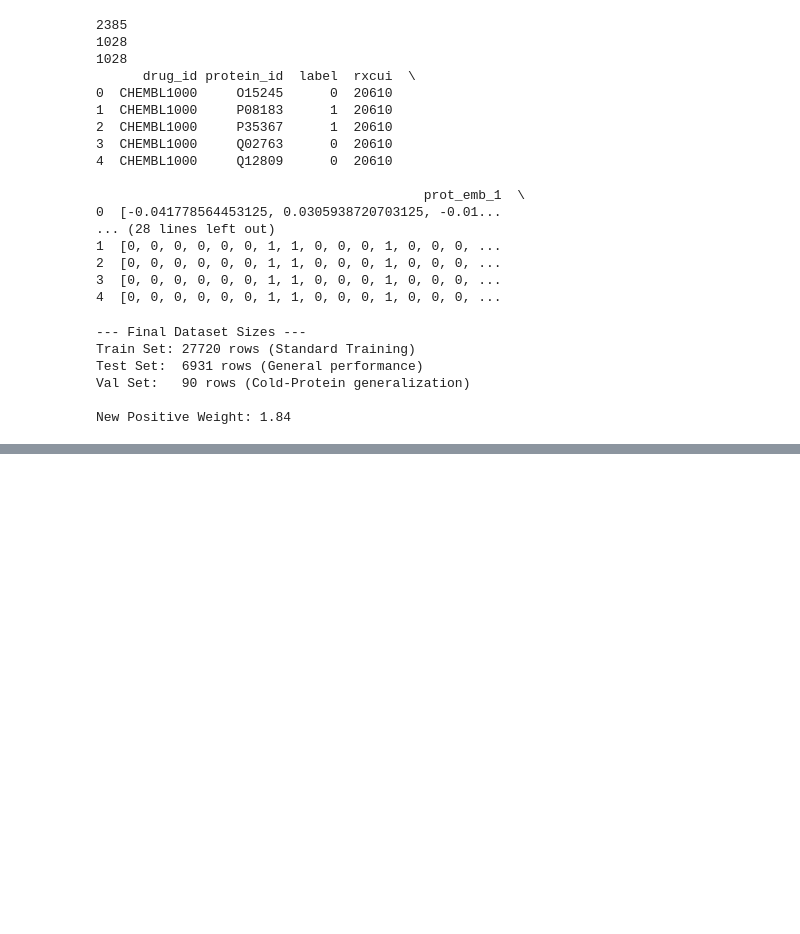
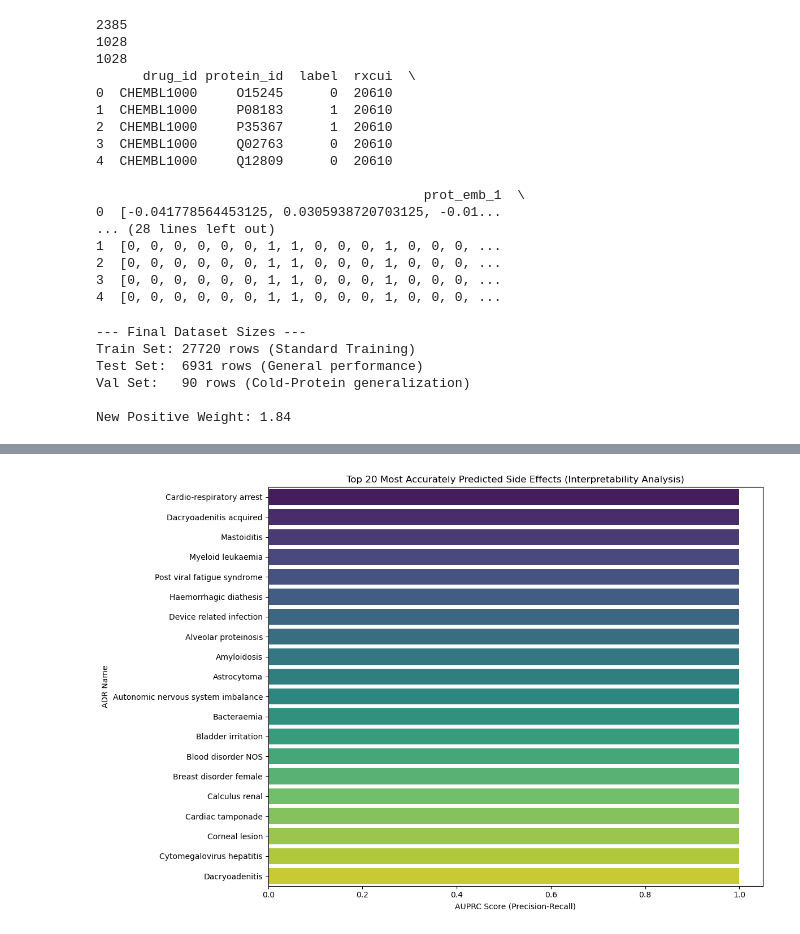
Before and after one commit to sabbir-mirza-013/Deep-Learning-Frameworks-for-Multi-Task-Prediction-of-Drug-Target-Interactions-and-Adverse-Effects, a Jupyter notebook: Model/TestModel/main.ipynb, the cells around one changed output, grey strips where cells are left out. Saved outputs shown, nothing was run; the diff lists cells and outputs as text; code cells hidden in the pictures; blank space fills up the shorter version.

```diff
--- a/Model/TestModel/main.ipynb
+++ b/Model/TestModel/main.ipynb
@@ -24,7 +24,7 @@ config = {
         "emb_col": "embedding"
     },
     "drug_emb_2":{
-        "path": "../../Data/2. Drug_embeddings/smiles_embeddings_chemberta.parquet",
+        "path": "../../Data/2. Drug_embeddings/smiles_embeddings_smiles2vec.parquet",
         "id_col": "drug_chembl_id",
         "emb_col": "embedding"
     }
@@ -376,9 +397,9 @@ class DTIVAE_Dataset(Dataset):
 
         return d1, d2, p1, p2, label, adr_vector
 # %%
-train_loader = DataLoader(DTIVAE_Dataset(train_df), batch_size=64, shuffle=True)
+train_loader = DataLoader(DTIVAE_Dataset(train_df), batch_size=128, shuffle=True)
 val_loader = DataLoader(DTIVAE_Dataset(val_cold_df), batch_size=64, shuffle=False)
-test_loader = DataLoader(DTIVAE_Dataset(test_df), batch_size=64, shuffle=False)
+test_loader = DataLoader(DTIVAE_Dataset(test_df), batch_size=128, shuffle=False)
 # %%
 import torch
 import torch.nn as nn
@@ -475,8 +521,11 @@ model = MultiTaskFusionVAE(
     drug_dims=[d1_dim, d2_dim],
     prot_dims=[p1_dim, p2_dim],
     adr_dim=num_adrs,
-    latent_dim=256  # You can still keep latent_dim as a hyperparameter
+    fused_dim=1028,
+    latent_dim=512  # You can still keep latent_dim as a hyperparameter
 ).to(device)
+
+# Initialize this before the training loop
 # %% [output]
 Using device: cuda
 --- Detected Dimensions ---
@@ -502,0 +564,49 @@ Val DTI AUROC: 0.8760 | Val DTI AUPRC: 0.7310 | Val ADR AUROC: 0.9049 | Val ADR
+# %%
+import pandas as pd
+import seaborn as sns
+import matplotlib.pyplot as plt
+from sklearn.metrics import average_precision_score
+
+def analyze_adr_performance(model, loader, adr_manager, device, top_n=20):
+    model.eval()
+    all_targets = []
+    all_probs = []
+
+    with torch.no_grad():
+        for d1, d2, p1, p2, _, adr_targets in loader:
+            _, adr_logits, _, _ = model(d1.to(device), d2.to(device), p1.to(device), p2.to(device))
+            all_targets.append(adr_targets.cpu().numpy())
+            all_probs.append(torch.sigmoid(adr_logits).cpu().numpy())
+
+    all_targets = np.concatenate(all_targets)
+    all_probs = np.concatenate(all_probs)
+
+    # Calculate AUPRC for each ADR individually
+    adr_auprc = []
+    for i in range(all_targets.shape[1]):
+        if np.sum(all_targets[:, i]) > 0: # Only if ADR exists in set
+            score = average_precision_score(all_targets[:, i], all_probs[:, i])
+            adr_auprc.append((adr_manager.idx_to_id[i], score))
+
+    # Sort and get top N
+    adr_auprc.sort(key=lambda x: x[1], reverse=True)
+    top_adrs = adr_auprc[:top_n]
+
+    # Map IDs to Names for the plot
+    plot_data = pd.DataFrame({
+        'ADR Name': [adr_manager.id_to_name.get(aid, aid) for aid, score in top_adrs],
+        'AUPRC Score': [score for aid, score in top_adrs]
+    })
+
+    # Create the Heatmap/Barplot
+    plt.figure(figsize=(12, 8))
+    sns.barplot(x='AUPRC Score', y='ADR Name', data=plot_data, palette='viridis')
+    plt.title(f'Top {top_n} Most Accurately Predicted Side Effects (Interpretability Analysis)')
+    plt.xlabel('AUPRC Score (Precision-Recall)')
+    plt.tight_layout()
+    plt.show()
+
+# Run it
+analyze_adr_performance(model, test_loader, adr_manager, device)
+# %% [output]
+[figure, added]
```
Also changed, not shown: parts of 8 cells of this notebook, 1 other file.
